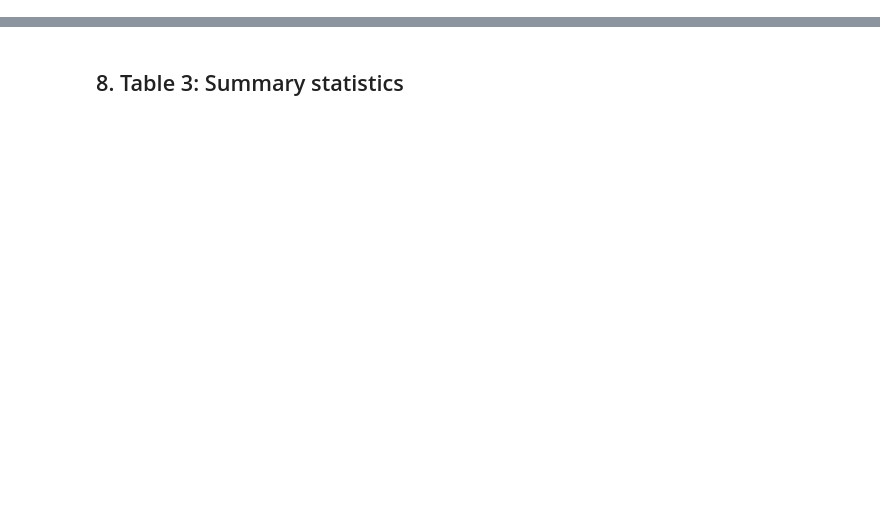
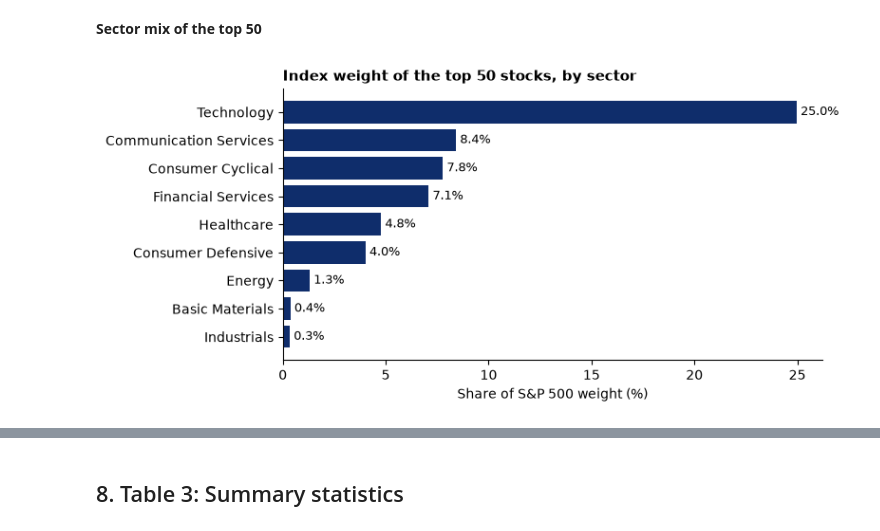
Before and after one commit to luuuneytunes12/mla_finX, a Jupyter notebook: notebooks/01_eda.ipynb, the cells around one changed output, grey strips where cells are left out. Cells and saved outputs as stored; diff of their text form; code cells hidden in the pictures; blank space fills up the shorter version.

```diff
--- a/notebooks/01_eda.ipynb
+++ b/notebooks/01_eda.ipynb
@@ -37,0 +256,4 @@ print(f"MASTER: {data.shape[0]:,} rows x {data.shape[1]} columns, {data.index.mi
+# %%
+ranked = companies.sort_values("Weight", ascending=False).reset_index(drop=True)
+ranked["Rank"] = ranked.index + 1
+ranked[["Rank", "Symbol", "Shortname", "Sector", "Weight"]].head(10)
@@ -37,0 +275,21 @@ print(f"MASTER: {data.shape[0]:,} rows x {data.shape[1]} columns, {data.index.mi
+# %%
+def coverage(df, name, value_col):
+    d = df.dropna(subset=[value_col])
+    return {"source": name, "first date": d["Date"].min().date(),
+            "last date": d["Date"].max().date(), "rows with data": len(d),
+            "rows missing": int(df[value_col].isna().sum())}
+
+cov = pd.DataFrame([
+    coverage(index_raw, f"Index ({INDEX_TICKER})", "S&P500"),
+    coverage(stocks_raw, "Stock prices", "Close"),
+    coverage(vix_raw, f"VIX ({VIX_TICKER})", "VIX"),
+])
+display(cov)
+
+start = pd.Timestamp(START_DATE)
+for _, r in cov.iterrows():
+    if pd.Timestamp(r["first date"]) > start + pd.Timedelta(days=7):
+        print(f"WARNING: {r['source']} starts {r['first date']}, after START_DATE {START_DATE}. "
+              "The merged data will start late.")
+last_common = cov["last date"].min()
+print(f"Merged data can only run up to {last_common} (the earliest 'last date' above).")
@@ -37,0 +357,16 @@ print(f"MASTER: {data.shape[0]:,} rows x {data.shape[1]} columns, {data.index.mi
+# %% [markdown]
+**Sector mix of the top 50**
+# %%
+sec = top50.groupby("Sector")["Weight (%)"].sum().sort_values()
+fig, ax = plt.subplots(figsize=(8, 3.8))
+ax.barh(sec.index, sec.values, color=NAVY)
+for i, v in enumerate(sec.values):
+    ax.text(v + 0.2, i, f"{v:.1f}%", va="center", fontsize=9)
+ax.set_xlabel("Share of S&P 500 weight (%)")
+title(ax, f"Index weight of the top {TOP_N} stocks, by sector", 11)
+style(ax)
+fig.tight_layout()
+fig.savefig(f"{OUT}/fig_top50_sectors.png", dpi=200, bbox_inches="tight")
+plt.show()
+# %% [output]
+[figure, added]
```
Also changed, not shown: parts of 37 cells of this notebook, 58 other files.
